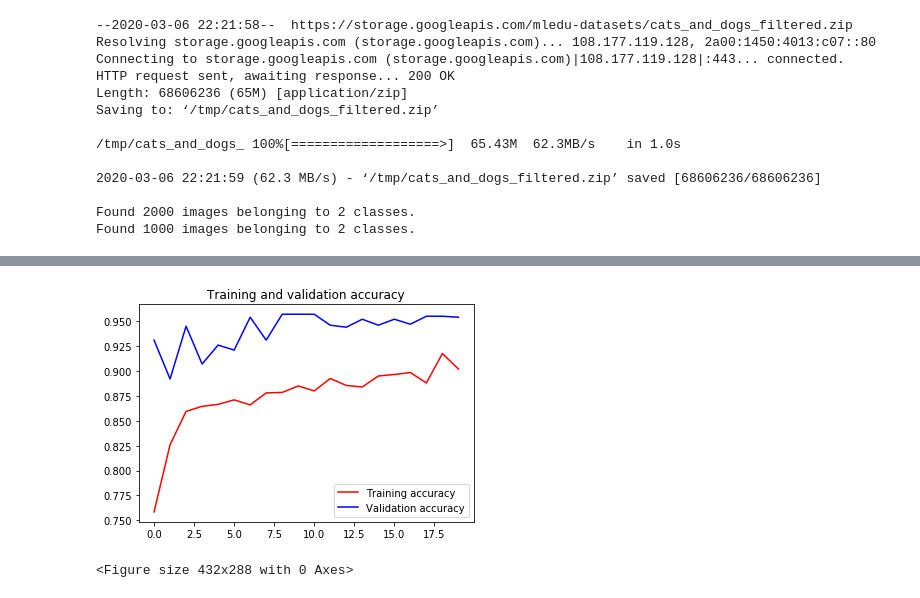
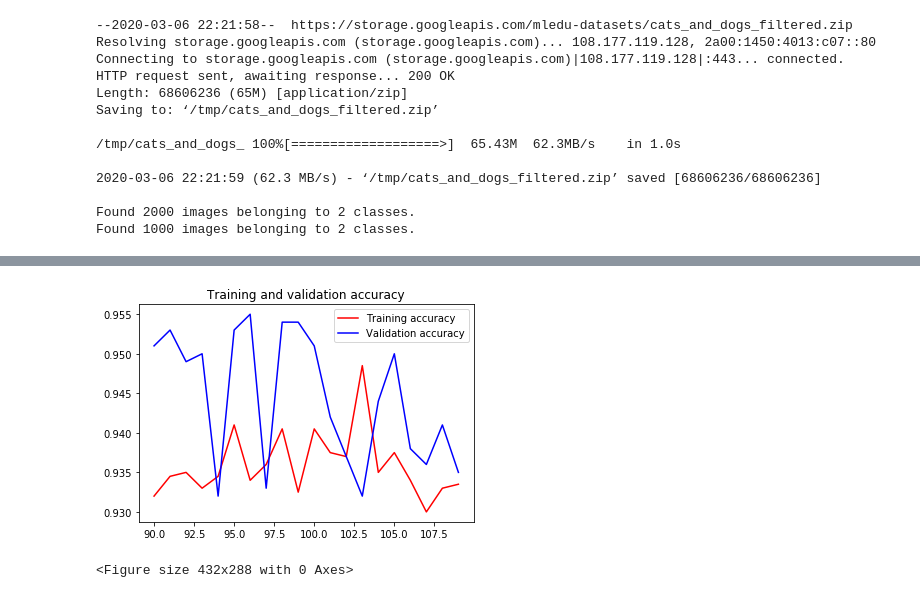
Before and after one commit to JamesMcGuigan/coursera-tensorflow-in-practice-specialization, a Jupyter notebook: Course 2 - Part 6 - Lesson 3 - Notebook.ipynb, the cells around one changed output, grey strips where cells are left out. Drawn from its saved outputs; the diff is of its cells as text; code cells hidden in the pictures.

```diff
--- a/Course 2 - Part 6 - Lesson 3 - Notebook.ipynb
+++ b/Course 2 - Part 6 - Lesson 3 - Notebook.ipynb
@@ -140,7 +140,7 @@ history = model.fit_generator(
             train_generator,
             validation_data = validation_generator,
             steps_per_epoch = 100,
-            epochs = 50,
+            epochs = 20,
             validation_steps = 50,
             verbose = 2)
 # %% [output]
@@ -164,20 +164,19 @@ Epoch 1/20
 # %%
 import matplotlib.pyplot as plt
-acc = history.history['acc']
-val_acc = history.history['val_acc']
-loss = history.history['loss']
+acc      = history.history['acc']
+val_acc  = history.history['val_acc']
+loss     = history.history['loss']
 val_loss = history.history['val_loss']
-
-epochs = range(len(acc))
+epochs   = range(90, 90+len(acc))
 
 plt.plot(epochs, acc, 'r', label='Training accuracy')
 plt.plot(epochs, val_acc, 'b', label='Validation accuracy')
 plt.title('Training and validation accuracy')
 plt.legend(loc=0)
 plt.figure()
 
 
 plt.show()
 # %% [output]
-[figure, old version]
+[figure, new version]
 <Figure size 432x288 with 0 Axes>
```
Also changed, not shown: parts of 1 cell of this notebook.
